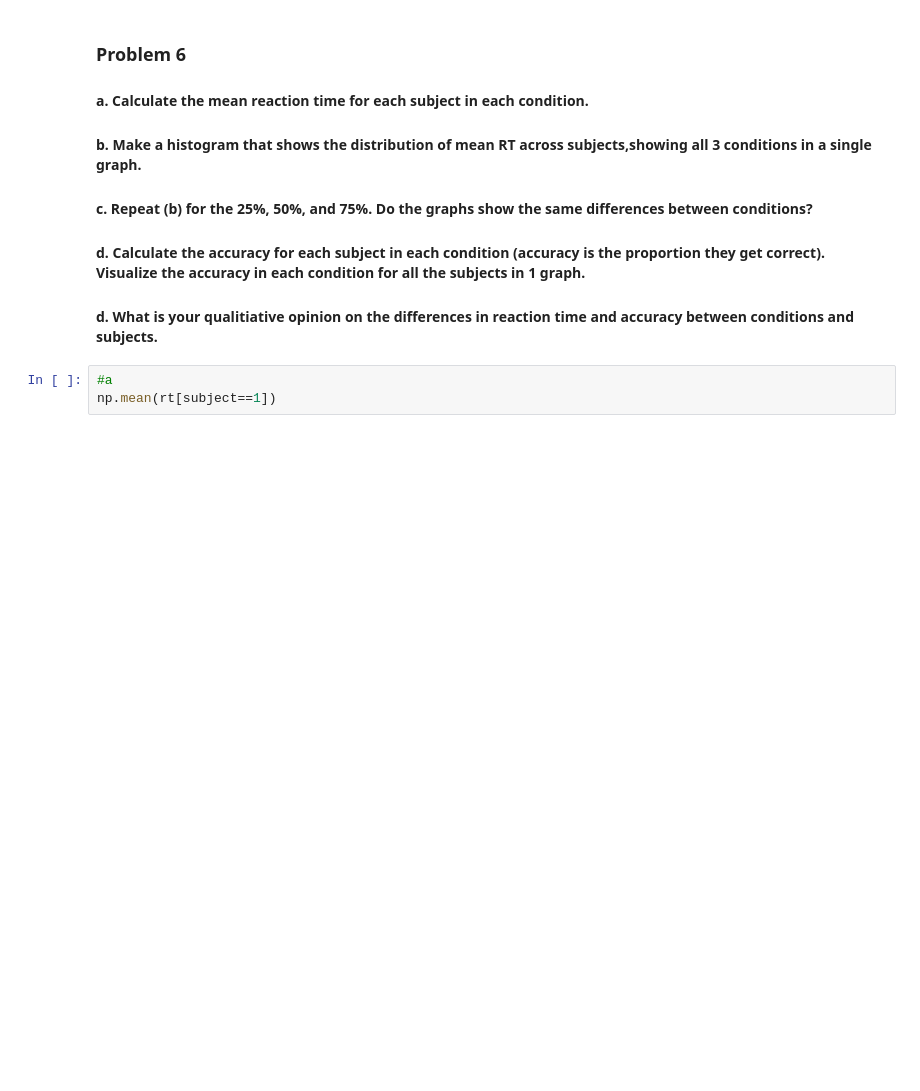
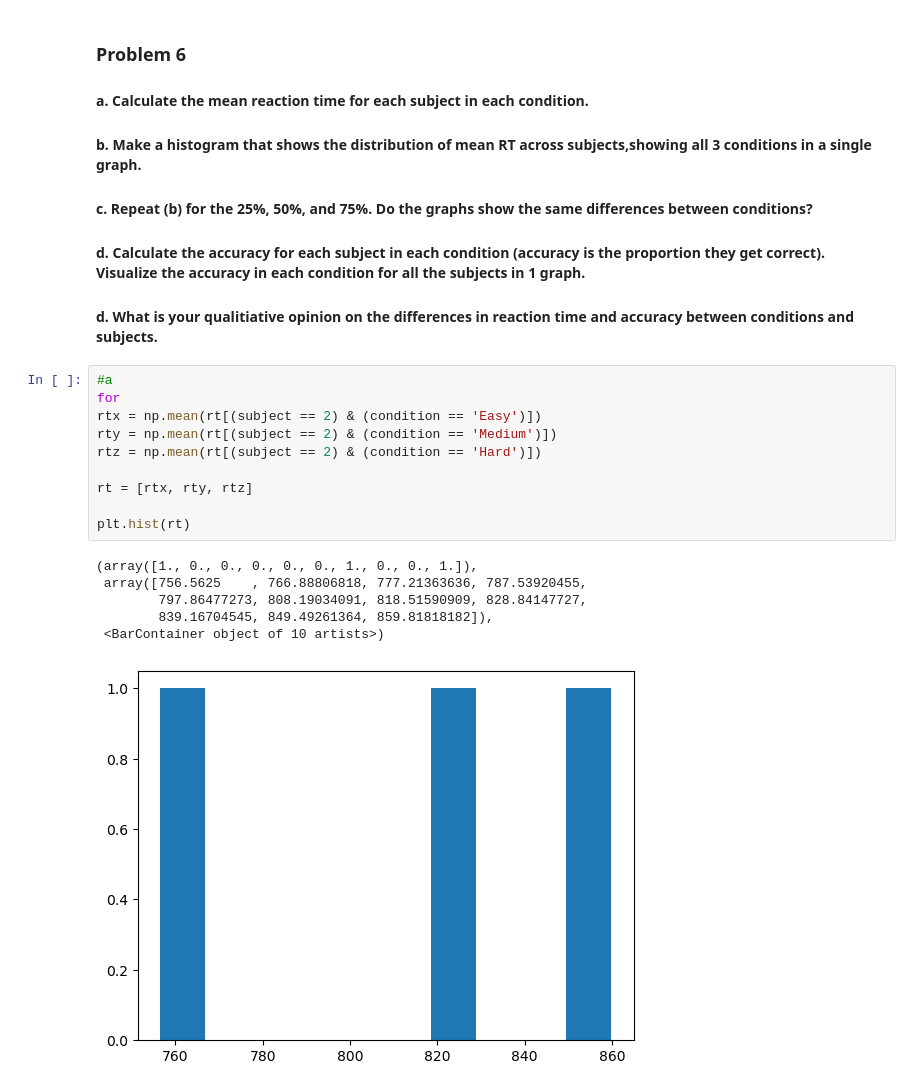
Before and after one commit to shanibt/COGS106-Assignment1, a Jupyter notebook: Assignment1.ipynb, the cells around one changed output. Cells and saved outputs as stored; diff of their text form; blank space fills up the shorter version.

```diff
--- a/Assignment1.ipynb
+++ b/Assignment1.ipynb
@@ -105,6 +118,20 @@ print(rtz)
 #### c.  Repeat (b) for the 25%, 50%, and 75%. Do the graphs show the same differences between conditions?
 #### d. Calculate the accuracy for each subject in each condition (accuracy is the proportion they get correct).  Visualize the accuracy in each condition for all the subjects in 1 graph.
 #### d.  What is your qualitiative opinion on the differences in reaction time and accuracy between conditions and subjects.
-# %%
-#a
-np.mean(rt[subject==1])
+# %%
+#a
+for
+rtx = np.mean(rt[(subject == 2) & (condition == 'Easy')])
+rty = np.mean(rt[(subject == 2) & (condition == 'Medium')])
+rtz = np.mean(rt[(subject == 2) & (condition == 'Hard')])
+
+rt = [rtx, rty, rtz]
+
+plt.hist(rt)
+# %% [output]
+(array([1., 0., 0., 0., 0., 0., 1., 0., 0., 1.]),
+ array([756.5625    , 766.88806818, 777.21363636, 787.53920455,
+        797.86477273, 808.19034091, 818.51590909, 828.84147727,
+        839.16704545, 849.49261364, 859.81818182]),
+ <BarContainer object of 10 artists>)
+[figure, added]
```
Also changed, not shown: parts of 1 cell of this notebook.
